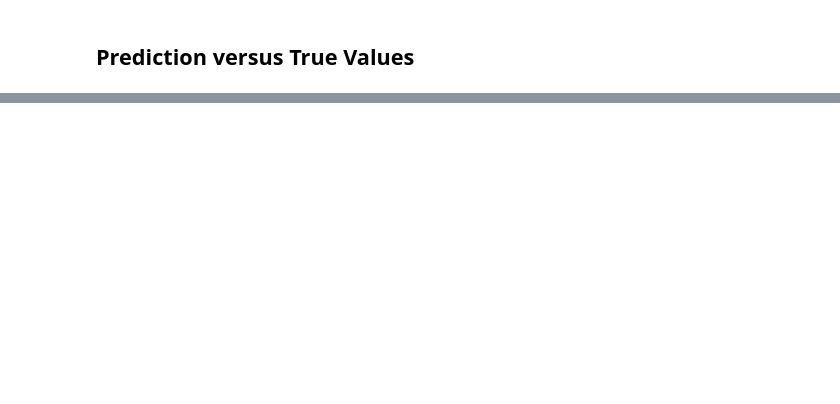
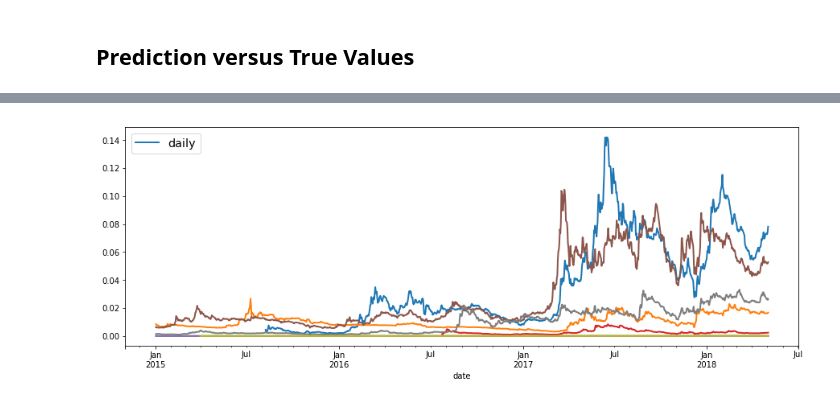
Before and after one commit to marcotav/deep-learning, a Jupyter notebook: bitcoin/notebooks/deep-learning-bitcoins-new.ipynb, the cells around one changed output, grey strips where cells are left out. Drawn from its saved outputs; the diff is of its cells as text; code cells hidden in the pictures; blank space fills up the shorter version.

```diff
--- a/bitcoin/notebooks/deep-learning-bitcoins-new.ipynb
+++ b/bitcoin/notebooks/deep-learning-bitcoins-new.ipynb
@@ -360,0 +429,17 @@ py.iplot(fig, filename='results')
+# %%
+poloniex = 'https://poloniex.com/public?command=returnChartData&currencyPair={}&start={}&end={}&period={}'
+start = datetime.strptime('2015-01-01', '%Y-%m-%d') # get data from the start of 2015
+end = datetime.now()
+period = 86400 # day in seconds
+# %%
+def get_crypto_data(poloniex_pair):
+    data_df = af.get_json_data(poloniex.format(poloniex_pair, start.timestamp(), end.timestamp(), period),
+                            poloniex_pair)
+    data_df = data_df.set_index('date')
+    return data_df
+# %%
+lst_ac = ['ETH','LTC','XRP','ETC','STR','DASH','SC','XMR','XEM']
+len(lst_ac)
+ac_data = {}
+for a in lst_ac:
+    ac_data[a] = get_crypto_data('BTC_{}'.format(a))
@@ -360,0 +457,6 @@ py.iplot(fig, filename='results')
+# %%
+lst_df = []
+for el in lst_ac:
+    print('Altcoin:',el)
+    ac_data[el].head()
+    lst_df.append(ac_data[el])
@@ -360,0 +523,14 @@ py.iplot(fig, filename='results')
+# %%
+lst_col = lst_df[0].shape[1]-1
+lst_df[0].iloc[:,lst_col].plot(lw=2, figsize=(15,5));
+lst_df[1].iloc[:,lst_col].plot(lw=2, figsize=(15,5));
+lst_df[2].iloc[:,lst_col].plot(lw=2, figsize=(15,5));
+lst_df[3].iloc[:,lst_col].plot(lw=2, figsize=(15,5));
+lst_df[4].iloc[:,lst_col].plot(lw=2, figsize=(15,5));
+lst_df[5].iloc[:,lst_col].plot(lw=2, figsize=(15,5));
+lst_df[6].iloc[:,lst_col].plot(lw=2, figsize=(15,5));
+lst_df[7].iloc[:,lst_col].plot(lw=2, figsize=(15,5));
+lst_df[8].iloc[:,lst_col].plot(lw=2, figsize=(15,5));
+plt.legend(['daily'], loc='upper left',fontsize = 'x-large');
+# %% [output]
+[figure, added]
```
Also changed, not shown: parts of 33 cells of this notebook.
